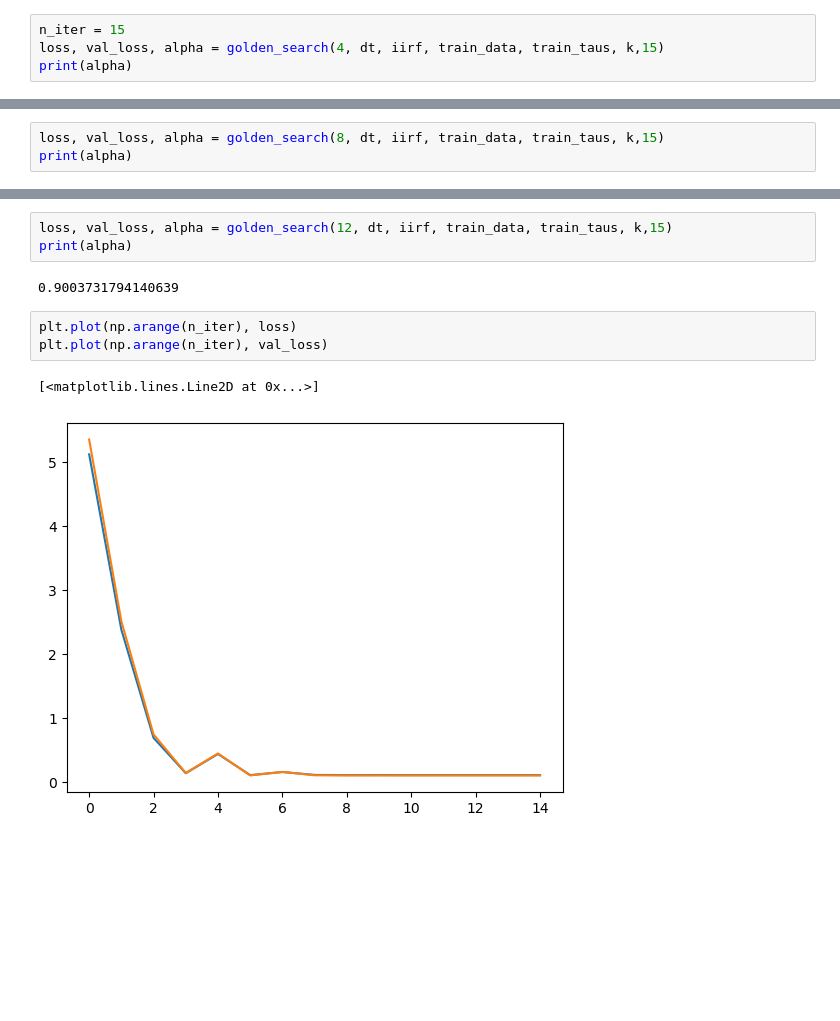
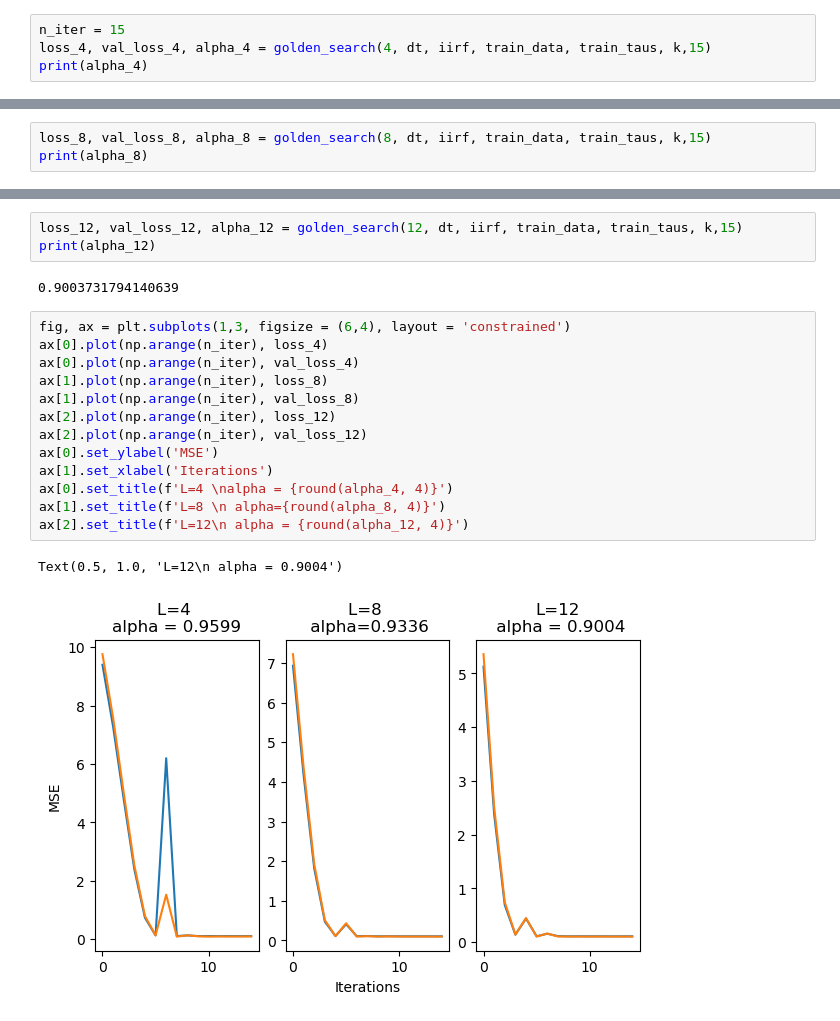
Before and after one commit to saragracebiddle/bioe485_project, a Jupyter notebook: workbook.ipynb, the cells around one changed output, grey strips where cells are left out. Cells and saved outputs as stored; diff of their text form; blank space fills up the shorter version.

Commit message:
add code for figures in report

```diff
--- a/workbook.ipynb
+++ b/workbook.ipynb
@@ -133,7 +133,7 @@ def golden_search(L, dt, iirf, datasets, tau, k, n_iter = 1):
     return loss, val_loss,  alpha
 # %%
 n_iter = 15
-loss, val_loss, alpha = golden_search(4, dt, iirf, train_data, train_taus, k,15)
-print(alpha)
+loss_4, val_loss_4, alpha_4 = golden_search(4, dt, iirf, train_data, train_taus, k,15)
+print(alpha_4)
 # %% [output]
 0.9599400268659043
@@ -146,5 +140,5 @@ plt.plot(np.arange(n_iter), val_loss)
 # %%
-loss, val_loss, alpha = golden_search(8, dt, iirf, train_data, train_taus, k,15)
-print(alpha)
+loss_8, val_loss_8, alpha_8 = golden_search(8, dt, iirf, train_data, train_taus, k,15)
+print(alpha_8)
 # %% [output]
 0.9336287918730547
@@ -157,14 +145,24 @@ plt.plot(np.arange(n_iter), val_loss)
 # %%
-loss, val_loss, alpha = golden_search(12, dt, iirf, train_data, train_taus, k,15)
-print(alpha)
+loss_12, val_loss_12, alpha_12 = golden_search(12, dt, iirf, train_data, train_taus, k,15)
+print(alpha_12)
 # %% [output]
 0.9003731794140639
-# %%
-plt.plot(np.arange(n_iter), loss)
-plt.plot(np.arange(n_iter), val_loss)
-# %% [output]
-[<matplotlib.lines.Line2D at 0x...>]
-[figure, removed]
+# %%
+fig, ax = plt.subplots(1,3, figsize = (6,4), layout = 'constrained')
+ax[0].plot(np.arange(n_iter), loss_4)
+ax[0].plot(np.arange(n_iter), val_loss_4)
+ax[1].plot(np.arange(n_iter), loss_8)
+ax[1].plot(np.arange(n_iter), val_loss_8)
+ax[2].plot(np.arange(n_iter), loss_12)
+ax[2].plot(np.arange(n_iter), val_loss_12)
+ax[0].set_ylabel('MSE')
+ax[1].set_xlabel('Iterations')
+ax[0].set_title(f'L=4 \nalpha = {round(alpha_4, 4)}')
+ax[1].set_title(f'L=8 \n alpha={round(alpha_8, 4)}')
+ax[2].set_title(f'L=12\n alpha = {round(alpha_12, 4)}')
+# %% [output]
+Text(0.5, 1.0, 'L=12\n alpha = 0.9004')
+[figure, added]
 # %%
 alpha = 0.9599
 L = 4
```
Also changed, not shown: parts of 9 cells of this notebook.
